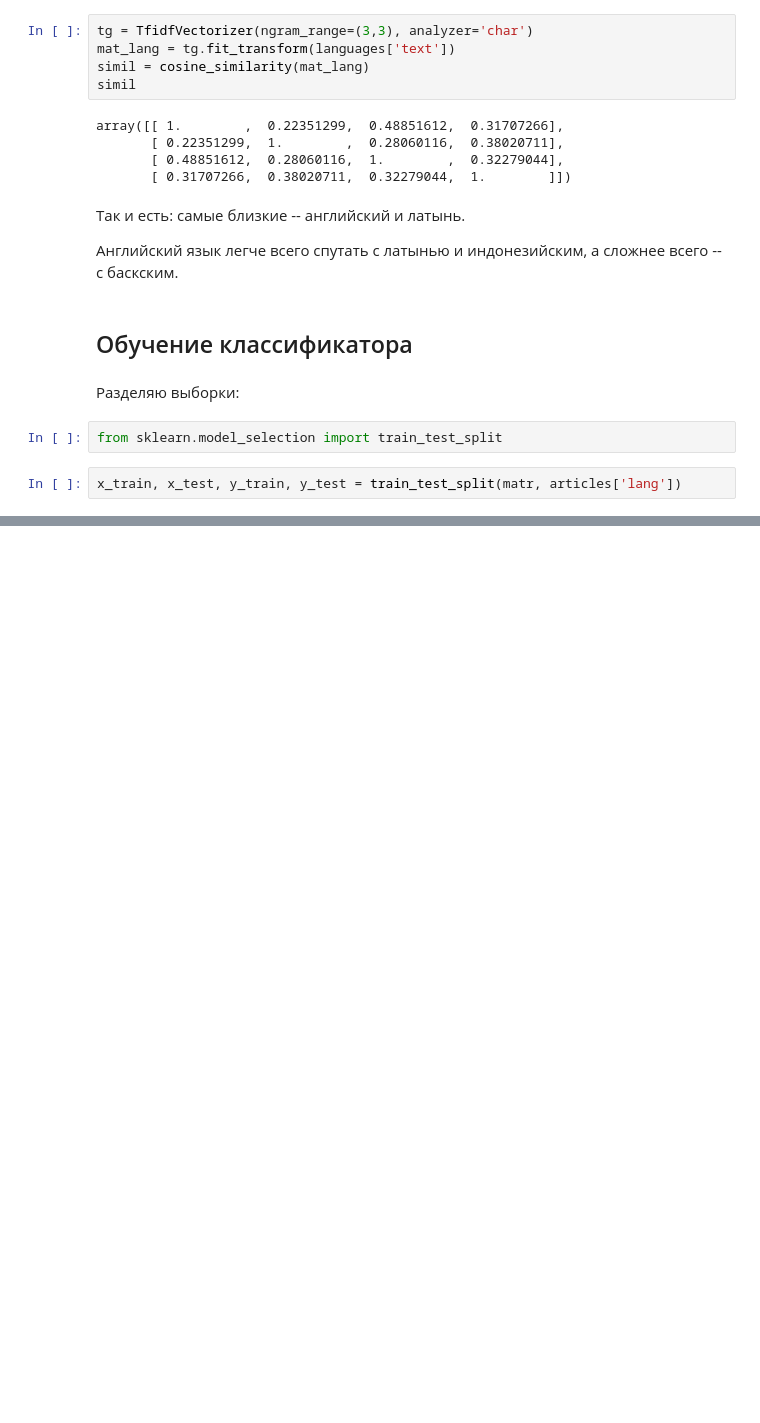
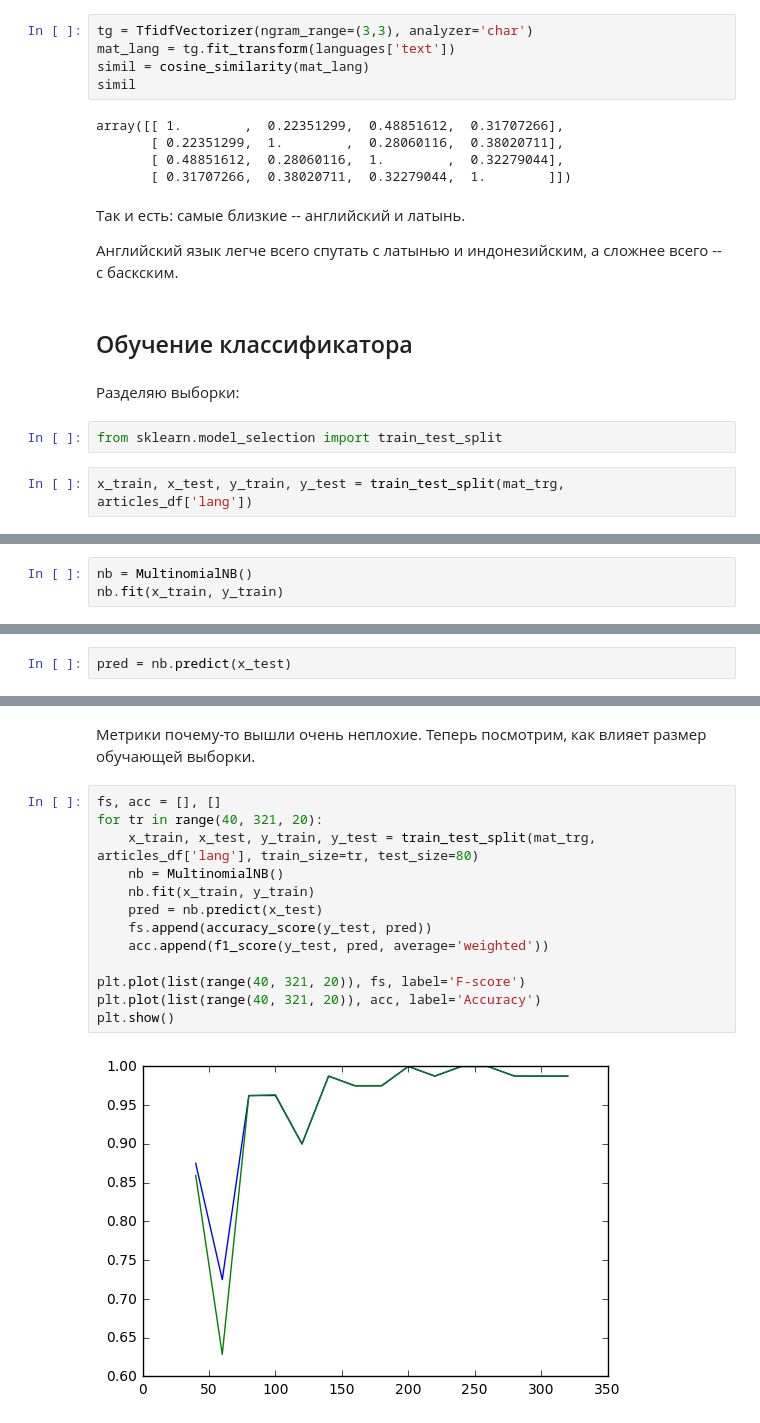
Before and after one commit to maryszmary/compling_hw, a Jupyter notebook: hw1.ipynb, the cells around one changed output, grey strips where cells are left out. Cells and saved outputs as stored; diff of their text form; blank space fills up the shorter version.

```diff
--- a/hw1.ipynb
+++ b/hw1.ipynb
@@ -339,4 +339,4 @@ array([[ 1.        ,  0.22351299,  0.48851612,  0.31707266],
 # %%
 from sklearn.model_selection import train_test_split
 # %%
-x_train, x_test, y_train, y_test = train_test_split(matr, articles['lang'])
+x_train, x_test, y_train, y_test = train_test_split(mat_trg, articles_df['lang'])
@@ -342,0 +351,3 @@ x_train, x_test, y_train, y_test = train_test_split(matr, articles['lang'])
+# %%
+nb = MultinomialNB()
+nb.fit(x_train, y_train)
@@ -342,0 +358,2 @@ x_train, x_test, y_train, y_test = train_test_split(matr, articles['lang'])
+# %%
+pred = nb.predict(x_test)
@@ -342,0 +373,17 @@ x_train, x_test, y_train, y_test = train_test_split(matr, articles['lang'])
+# %% [markdown]
+Метрики почему-то вышли очень неплохие. Теперь посмотрим, как влияет размер обучающей выборки.
+# %%
+fs, acc = [], []
+for tr in range(40, 321, 20):
+    x_train, x_test, y_train, y_test = train_test_split(mat_trg, articles_df['lang'], train_size=tr, test_size=80)
+    nb = MultinomialNB()
+    nb.fit(x_train, y_train)
+    pred = nb.predict(x_test)
+    fs.append(accuracy_score(y_test, pred))
+    acc.append(f1_score(y_test, pred, average='weighted'))
+
+plt.plot(list(range(40, 321, 20)), fs, label='F-score')
+plt.plot(list(range(40, 321, 20)), acc, label='Accuracy')
+plt.show()
+# %% [output]
+[figure, added]
```
Also changed, not shown: parts of 10 cells of this notebook, 1 other file.
